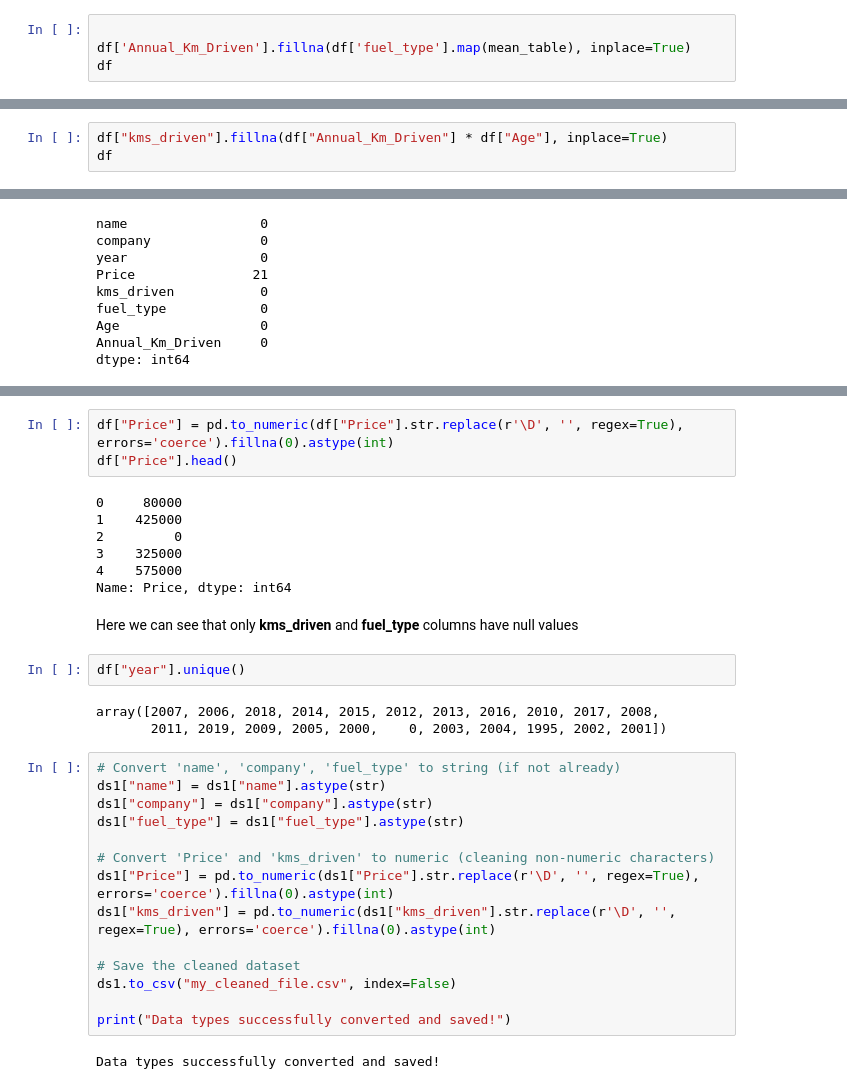
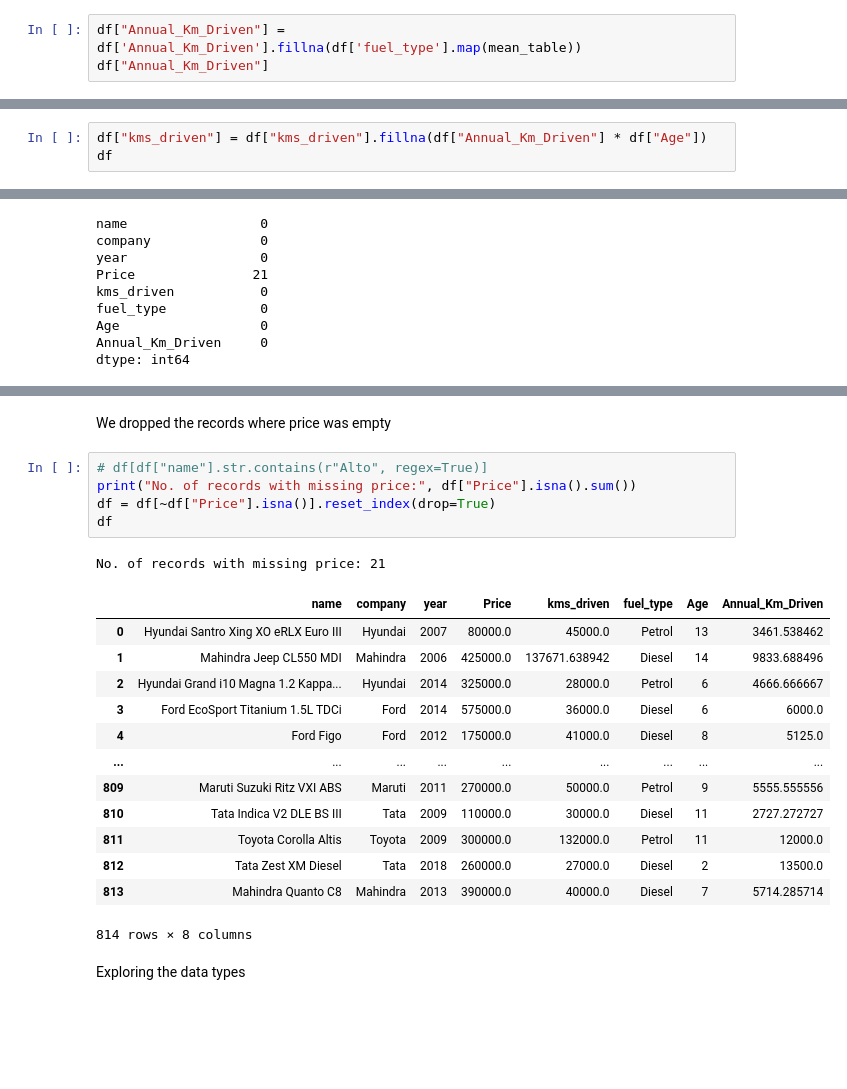
Before and after one commit to MrJ-2k04/MCA-Sem-2-Project, a Jupyter notebook: 1) Data_Preprocessing.ipynb, the cells around one changed output, grey strips where cells are left out. Saved outputs shown, nothing was run; the diff lists cells and outputs as text; blank space fills up the shorter version.

Commit message:
Completed data preprocessing, added 2 EDA points

```diff
--- a/Project.ipynb
+++ b/1) Data_Preprocessing.ipynb
@@ -288,7 +299,6 @@ Name: Annual_Km_Driven, dtype: Float64
 # %% [markdown]
 Filling the empty Annual_Km_Driven records with mean values based on their fuel type
 # %%
-
-df['Annual_Km_Driven'].fillna(df['fuel_type'].map(mean_table), inplace=True)
-df
+df["Annual_Km_Driven"] = df['Annual_Km_Driven'].fillna(df['fuel_type'].map(mean_table))
+df["Annual_Km_Driven"]
 # %% [output]
@@ -308,5 +317,5 @@ df
 # %%
-df["kms_driven"].fillna(df["Annual_Km_Driven"] * df["Age"], inplace=True)
+df["kms_driven"] = df["kms_driven"].fillna(df["Annual_Km_Driven"] * df["Age"])
 df
 # %% [output]
 |  | name | company | year | Price | kms_driven | fuel_type | Age | Annual_Km_Driven |
@@ -348,33 +346,24 @@ If Invalid value is found, we will fill it with 0 for now
-# %%
-df["Price"] = pd.to_numeric(df["Price"].str.replace(r'\D', '', regex=True), errors='coerce').fillna(0).astype(int)
-df["Price"].head()
-# %% [output]
-0     80000
-1    425000
-2         0
-3    325000
-4    575000
-Name: Price, dtype: int64
-# %% [markdown]
-Here we can see that only **kms_driven** and **fuel_type** columns have null values
-# %%
-df["year"].unique()
-# %% [output]
-array([2007, 2006, 2018, 2014, 2015, 2012, 2013, 2016, 2010, 2017, 2008,
-       2011, 2019, 2009, 2005, 2000,    0, 2003, 2004, 1995, 2002, 2001])
-# %%
-# Convert 'name', 'company', 'fuel_type' to string (if not already)
-ds1["name"] = ds1["name"].astype(str)
-ds1["company"] = ds1["company"].astype(str)
-ds1["fuel_type"] = ds1["fuel_type"].astype(str)
-
-# Convert 'Price' and 'kms_driven' to numeric (cleaning non-numeric characters)
-ds1["Price"] = pd.to_numeric(ds1["Price"].str.replace(r'\D', '', regex=True), errors='coerce').fillna(0).astype(int)
-ds1["kms_driven"] = pd.to_numeric(ds1["kms_driven"].str.replace(r'\D', '', regex=True), errors='coerce').fillna(0).astype(int)
-
-# Save the cleaned dataset
-ds1.to_csv("my_cleaned_file.csv", index=False)
-
-print("Data types successfully converted and saved!")
-# %% [output]
-Data types successfully converted and saved!
+# %% [markdown]
+We dropped the records where price was empty
+# %%
+# df[df["name"].str.contains(r"Alto", regex=True)]
+print("No. of records with missing price:", df["Price"].isna().sum())
+df = df[~df["Price"].isna()].reset_index(drop=True)
+df
+# %% [output]
+No. of records with missing price: 21
+|  | name | company | year | Price | kms_driven | fuel_type | Age | Annual_Km_Driven |
+| 0 | Hyundai Santro Xing XO eRLX Euro III | Hyundai | 2007 | 80000.0 | 45000.0 | Petrol | 13 | 3461.538462 |
+| 1 | Mahindra Jeep CL550 MDI | Mahindra | 2006 | 425000.0 | 137671.638942 | Diesel | 14 | 9833.688496 |
+| 2 | Hyundai Grand i10 Magna 1.2 Kappa... | Hyundai | 2014 | 325000.0 | 28000.0 | Petrol | 6 | 4666.666667 |
+| 3 | Ford EcoSport Titanium 1.5L TDCi | Ford | 2014 | 575000.0 | 36000.0 | Diesel | 6 | 6000.0 |
+| 4 | Ford Figo | Ford | 2012 | 175000.0 | 41000.0 | Diesel | 8 | 5125.0 |
+| ... | ... | ... | ... | ... | ... | ... | ... | ... |
+| 809 | Maruti Suzuki Ritz VXI ABS | Maruti | 2011 | 270000.0 | 50000.0 | Petrol | 9 | 5555.555556 |
+| 810 | Tata Indica V2 DLE BS III | Tata | 2009 | 110000.0 | 30000.0 | Diesel | 11 | 2727.272727 |
+| 811 | Toyota Corolla Altis | Toyota | 2009 | 300000.0 | 132000.0 | Petrol | 11 | 12000.0 |
+| 812 | Tata Zest XM Diesel | Tata | 2018 | 260000.0 | 27000.0 | Diesel | 2 | 13500.0 |
+| 813 | Mahindra Quanto C8 | Mahindra | 2013 | 390000.0 | 40000.0 | Diesel | 7 | 5714.285714 |
+814 rows × 8 columns
+# %% [markdown]
+Exploring the data types
```
Also changed, not shown: parts of 20 cells of this notebook, 2 other files.
